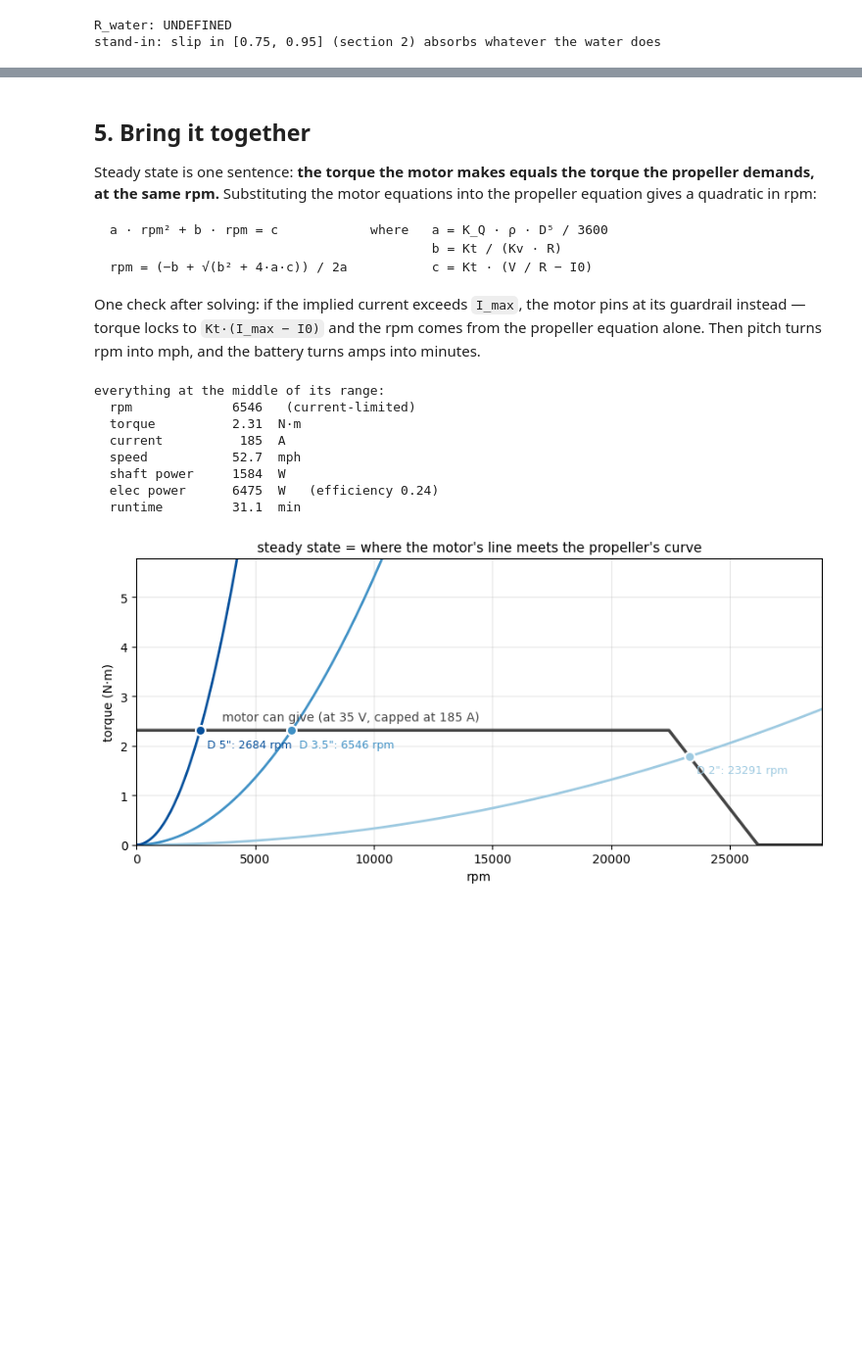
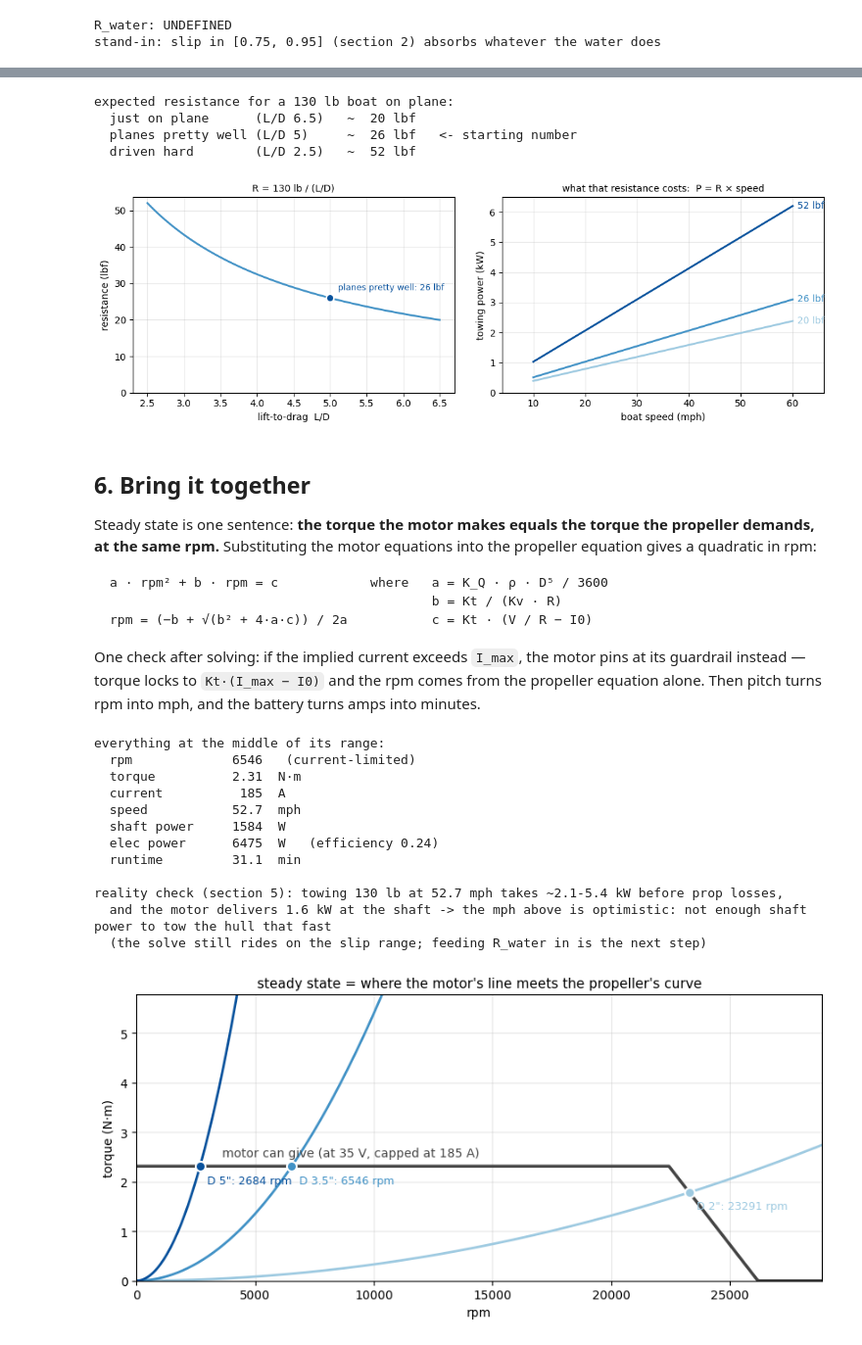
Before and after one commit to MarMar888/hav, a Jupyter notebook: optimization/willmarley.ipynb, the cells around one changed output, grey strips where cells are left out. Shown at 98% size. Drawn from its saved outputs; the diff is of its cells as text; code cells hidden in the pictures; blank space fills up the shorter version.

```diff
--- a/optimization/willmarley.ipynb
+++ b/optimization/willmarley.ipynb
@@ -219,5 +238,44 @@ stand-in: slip in [0.75, 0.95] (section 2) absorbs whatever the water does
+# %%
+W_LB = 130.0              # the boat, all-up, in the water, lb
+LD_ON_PLANE = (2.5, 6.5)  # lift-to-drag: driven hard ... just on plane
+LD_TYPICAL = 5.0          # "planes pretty well"
+
+R_expect = (W_LB / LD_ON_PLANE[1], W_LB / LD_ON_PLANE[0])  # lbf, low..high
+R_typ = W_LB / LD_TYPICAL
+print(f"expected resistance for a {W_LB:g} lb boat on plane:")
+print(f"  just on plane      (L/D {LD_ON_PLANE[1]:g})   ~{R_expect[0]:4.0f} lbf")
+print(f"  planes pretty well (L/D {LD_TYPICAL:g})     ~{R_typ:4.0f} lbf   <- starting number")
+print(f"  driven hard        (L/D {LD_ON_PLANE[0]:g})   ~{R_expect[1]:4.0f} lbf")
+
+fig, (ax1, ax2) = plt.subplots(1, 2, figsize=(11, 3.8))
+LD = np.linspace(*LD_ON_PLANE, 100)
+ax1.plot(LD, W_LB / LD, color="#4292c6", lw=2)
+ax1.plot(LD_TYPICAL, R_typ, "o", color="#08519c", ms=8,
+         markeredgecolor="white", markeredgewidth=1.5, zorder=5)
+ax1.annotate(f"planes pretty well: {R_typ:.0f} lbf", (LD_TYPICAL, R_typ),
+             xytext=(8, 8), textcoords="offset points", color="#08519c", fontsize=9)
+ax1.set_xlabel("lift-to-drag  L/D"); ax1.set_ylabel("resistance (lbf)")
+ax1.set_title(f"R = {W_LB:g} lb / (L/D)", fontsize=10)
+v = np.linspace(10, 60, 100)
+for R, color in zip((R_expect[0], R_typ, R_expect[1]), SEQ):
+    P_kw = R * 4.4482 * v * 0.44704 / 1000
+    ax2.plot(v, P_kw, color=color, lw=2)
+    ax2.annotate(f"{R:.0f} lbf", (v[-1], P_kw[-1]),
+                 xytext=(5, 0), textcoords="offset points", color=color, va="center")
+ax2.set_xlabel("boat speed (mph)"); ax2.set_ylabel("towing power (kW)")
+ax2.set_title("what that resistance costs:  P = R × speed", fontsize=10)
+for ax in (ax1, ax2):
+    ax.grid(alpha=0.3); ax.set_ylim(bottom=0)
+ax2.margins(x=0.12)
+plt.tight_layout(); plt.show()
+# %% [output]
+expected resistance for a 130 lb boat on plane:
+  just on plane      (L/D 6.5)   ~  20 lbf
+  planes pretty well (L/D 5)     ~  26 lbf   <- starting number
+  driven hard        (L/D 2.5)   ~  52 lbf
+[figure, added]
 # %% [markdown]
-## 5. Bring it together
+## 6. Bring it together
 
 Steady state is one sentence: **the torque the motor makes equals the torque the
 propeller demands, at the same rpm.** Substituting the motor equations into the
@@ -269,6 +327,22 @@ print(f"  speed       {mid['speed']:8.1f}  mph")
 print(f"  shaft power {mid['shaft_w']:8.0f}  W")
 print(f"  elec power  {mid['elec_w']:8.0f}  W   (efficiency {mid['eff']:.2f})")
 print(f"  runtime     {mid['minutes']:8.1f}  min")
+
+# reality check against section 5: can the shaft power actually tow the hull that fast?
+v_ms = mid["speed"] * 0.44704
+tow_kw = tuple(R * 4.4482 * v_ms / 1000 for R in R_expect)
+shaft_kw = mid["shaft_w"] / 1000
+if shaft_kw < tow_kw[0]:
+    verdict = "the mph above is optimistic: not enough shaft power to tow the hull that fast"
+elif shaft_kw > tow_kw[1]:
+    verdict = "the mph above is conservative: shaft power to spare"
+else:
+    verdict = "shaft power and towing power are in the same band"
+print()
+print(f"reality check (section 5): towing {W_LB:g} lb at {mid['speed']:.1f} mph takes "
+      f"~{tow_kw[0]:.1f}-{tow_kw[1]:.1f} kW before prop losses,")
+print(f"  and the motor delivers {shaft_kw:.1f} kW at the shaft -> {verdict}")
+print("  (the solve still rides on the slip range; feeding R_water in is the next step)")
 # %% [output]
 everything at the middle of its range:
   rpm             6546   (current-limited)
@@ -278,6 +352,10 @@ everything at the middle of its range:
   shaft power     1584  W
   elec power      6475  W   (efficiency 0.24)
   runtime         31.1  min
+
+reality check (section 5): towing 130 lb at 52.7 mph takes ~2.1-5.4 kW before prop losses,
+  and the motor delivers 1.6 kW at the shaft -> the mph above is optimistic: not enough shaft power to tow the hull that fast
+  (the solve still rides on the slip range; feeding R_water in is the next step)
 # %%
 # the mechanism in one picture: motor's available torque vs the propeller's demand
 Kv, R, I0, I_max, V = (MID[k] for k in ("Kv", "R", "I0", "I_max", "V"))
```
Also changed, not shown: parts of 3 cells of this notebook, 3 other files.
